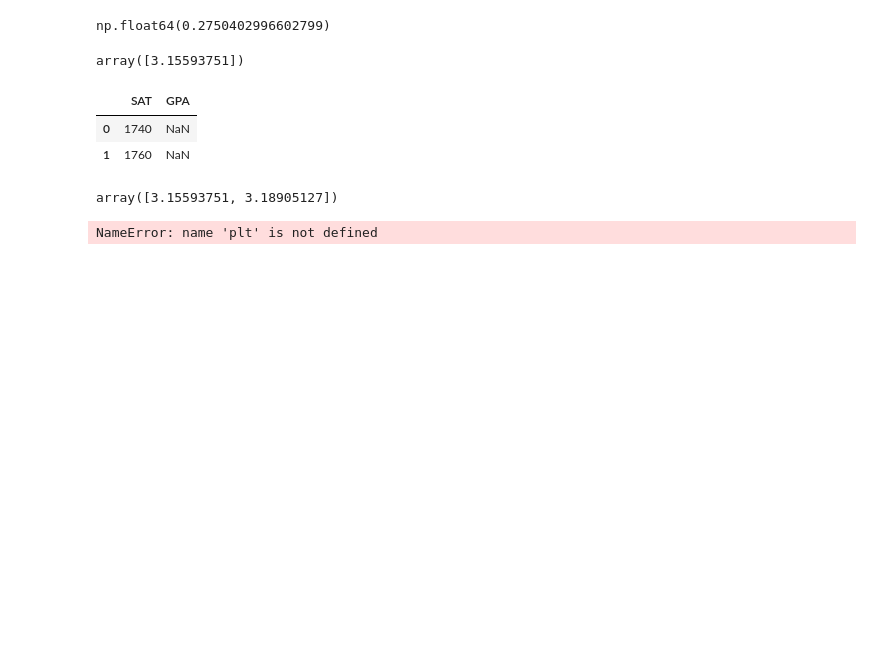
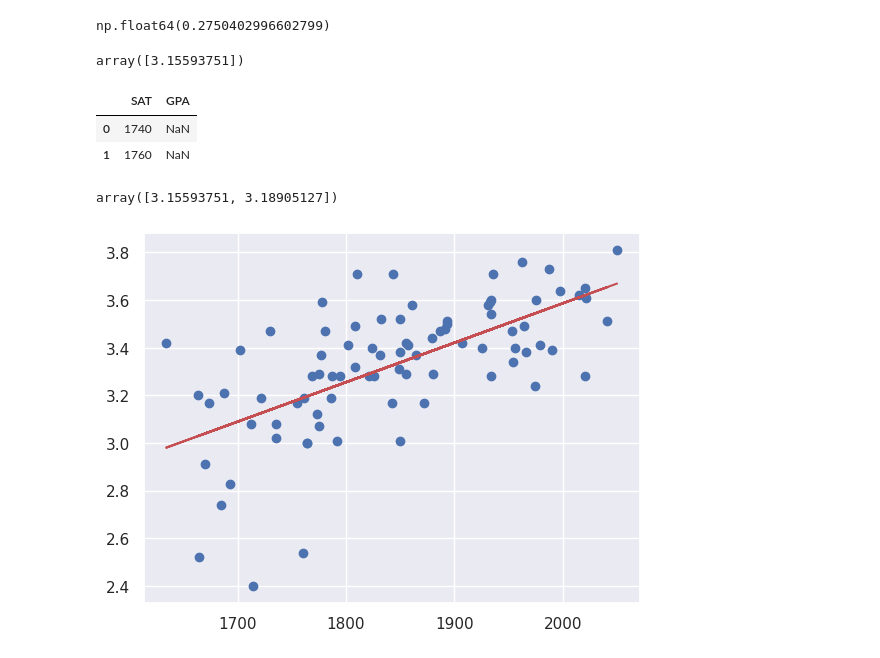
Before and after one commit to henrykibithia8-dev/DS-projests, a Jupyter notebook: Simple_linear_regression_Notebook.ipynb, the cells around one changed output. Saved outputs shown, nothing was run; the diff lists cells and outputs as text; code cells hidden in the pictures; blank space fills up the shorter version.

```diff
--- a/Simple_linear_regression_Notebook.ipynb
+++ b/Simple_linear_regression_Notebook.ipynb
@@ -27,4 +17,4 @@ Saving Simple linear regression.csv to Simple linear regression (3).csv
 # %%
-data = pd.read_csv("Simple linear regression.csv")
+data = pd.read_csv("https://github.com/henrykibithia8-dev/DS-projests/raw/main/Simple%20linear%20regression.csv")
 data
 # %% [output]
@@ -86,7 +88,7 @@ array([3.15593751, 3.18905127])
 # %%
 plt.scatter(x,y)
 yhat = reg.coef_*x + reg.intercept_
-fig = plt.plot(x, yhat, c = "w")
+fig = plt.plot(x, yhat, c = "r")
 plt.show()
 # %% [output]
-NameError: name 'plt' is not defined
+[figure, added]
```
Also changed, not shown: parts of 2 cells of this notebook.
